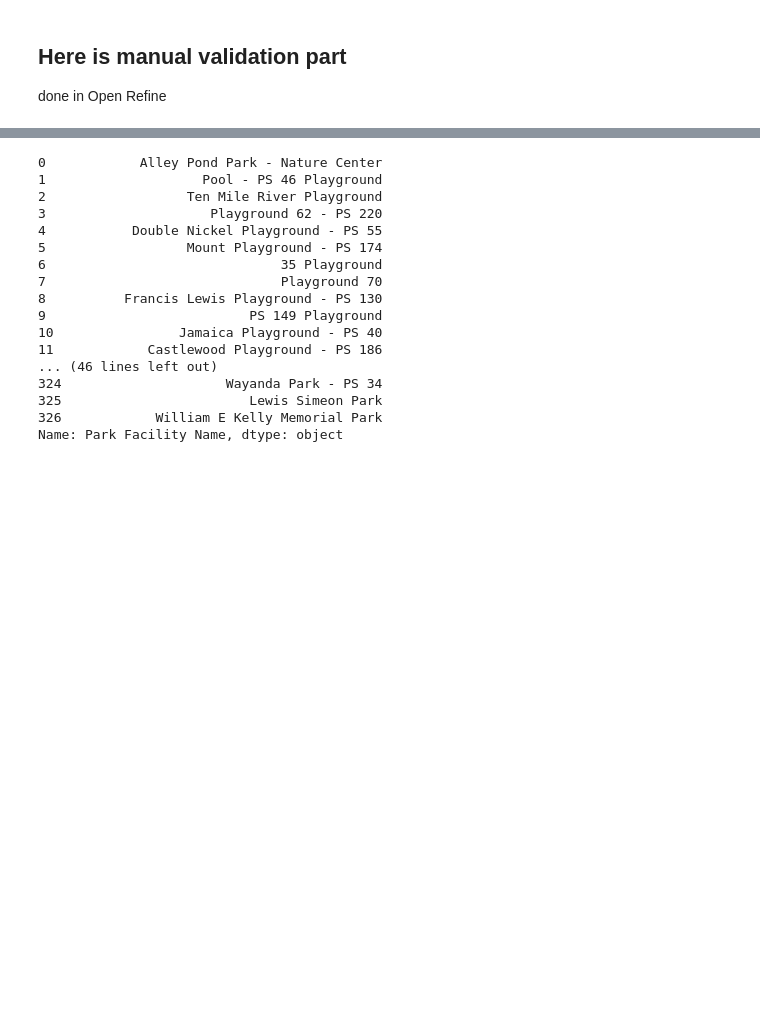
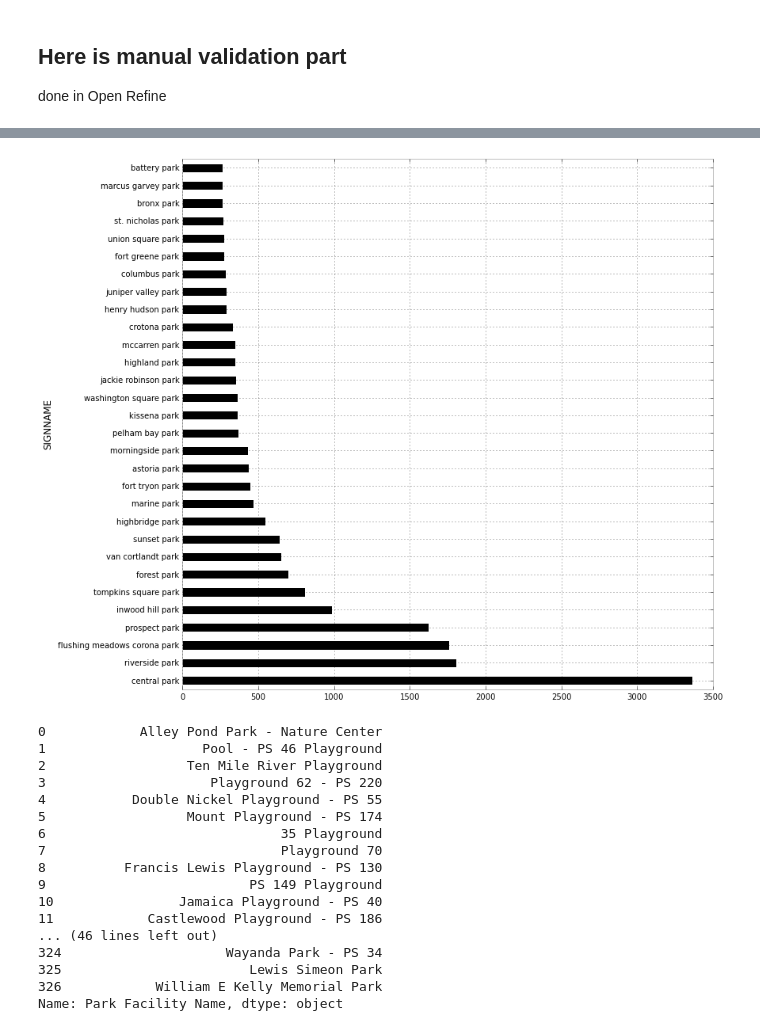
Before and after one commit to gdobler/parqa, a Jupyter notebook: 311/ONTOLOGY/Ontology_matching_parkNames.ipynb, the cells around one changed output, grey strips where cells are left out. Cells and saved outputs as stored; diff of their text form; code cells hidden in the pictures; blank space fills up the shorter version.

```diff
--- a/311/ONTOLOGY/Ontology_matching_parkNames.ipynb
+++ b/311/ONTOLOGY/Ontology_matching_parkNames.ipynb
@@ -45,7 +45,9 @@ callParks = calls[calls.Agency=='DPR'][['Park Facility Name',
 
 callParks['cleanName'] = callParks['Park Facility Name'].apply(clean)
 print '311_call_names total:', len(callParks['Park Facility Name'])
-# callParks.head(3)
+
+
+callP = calls[(calls.Agency=='DPR') & (calls['Location Type']=='Park')]
 # %% [output]
 311_call_names total: 1672
 # %%
@@ -232,7 +240,7 @@ JoinedD.to_csv(PARQA + 'data/matched_unmattched2_b.csv' , encoding='utf8')
 ## Here is manual validation part
 done in Open Refine
 # %%
-verified = pd.read_csv(PARQA + 'data/matched_unmattched_verified.csv' , encoding='utf8')
+verified = pd.read_csv(PARQA + 'data/Ontology/matched_unmattched_verified.csv' , encoding='utf8')
 verified.head()
 # %% [output]
 |  | Park Facility Name | Borough | cleanName | code | SIGNNAME | BOROUGH | ratio | verified |
@@ -249,2 +260,4 @@ print 100.0*len(defined)/len(verified), '%'
 Defined totally:  1362
 80.6394316163 %
+# %%
+callParksMatched = callP.merge(defined[['Park Facility Name','SIGNNAME']], how='left', on=['Park Facility Name'])
@@ -251,3 +291,7 @@ Defined totally:  1362
+# %%
+callParksMatched.groupby('SIGNNAME').size().sort_values(ascending=0).head(30).plot(kind='barh', color='k', figsize=(12,12));
+# %% [output]
+[figure, added]
 # %%
 defined.to_csv(PARQA + 'data/Ontology/defined.csv' , encoding='utf8')
 # %%
```
Also changed, not shown: parts of 12 cells of this notebook.
